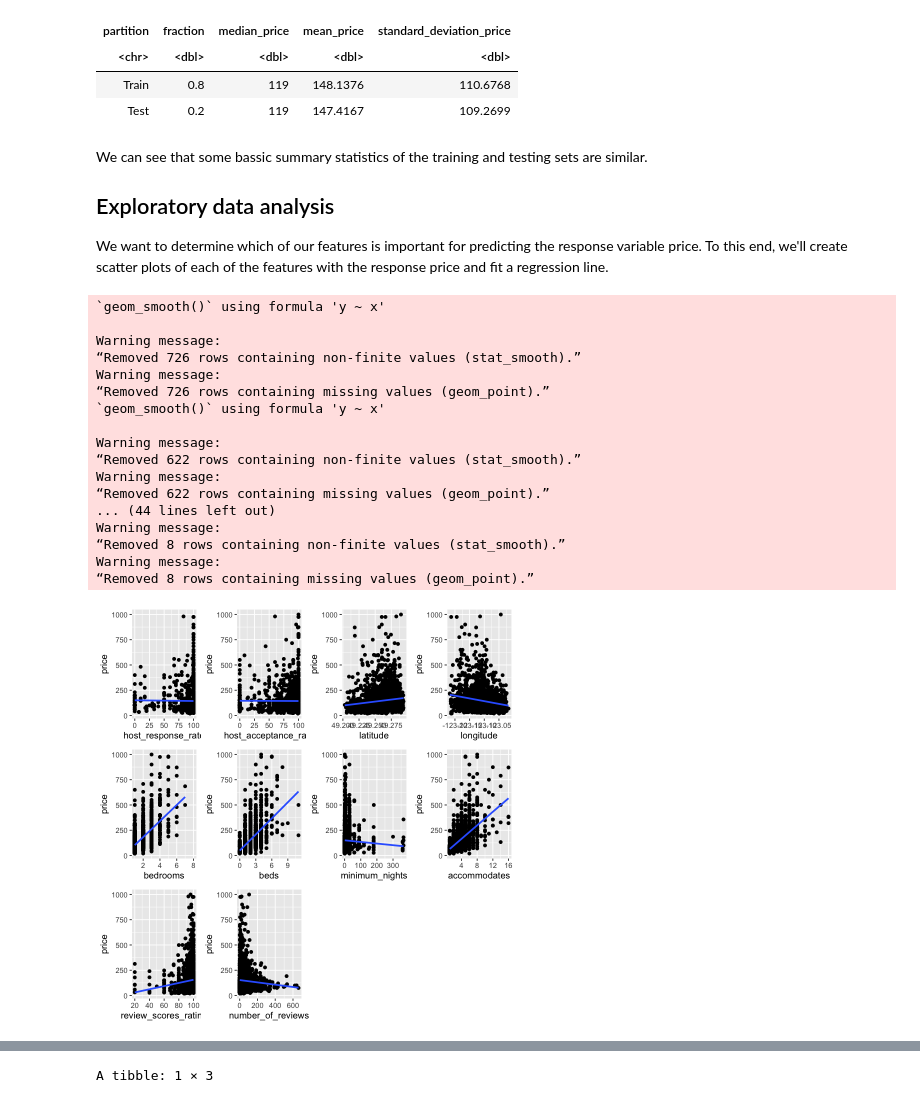
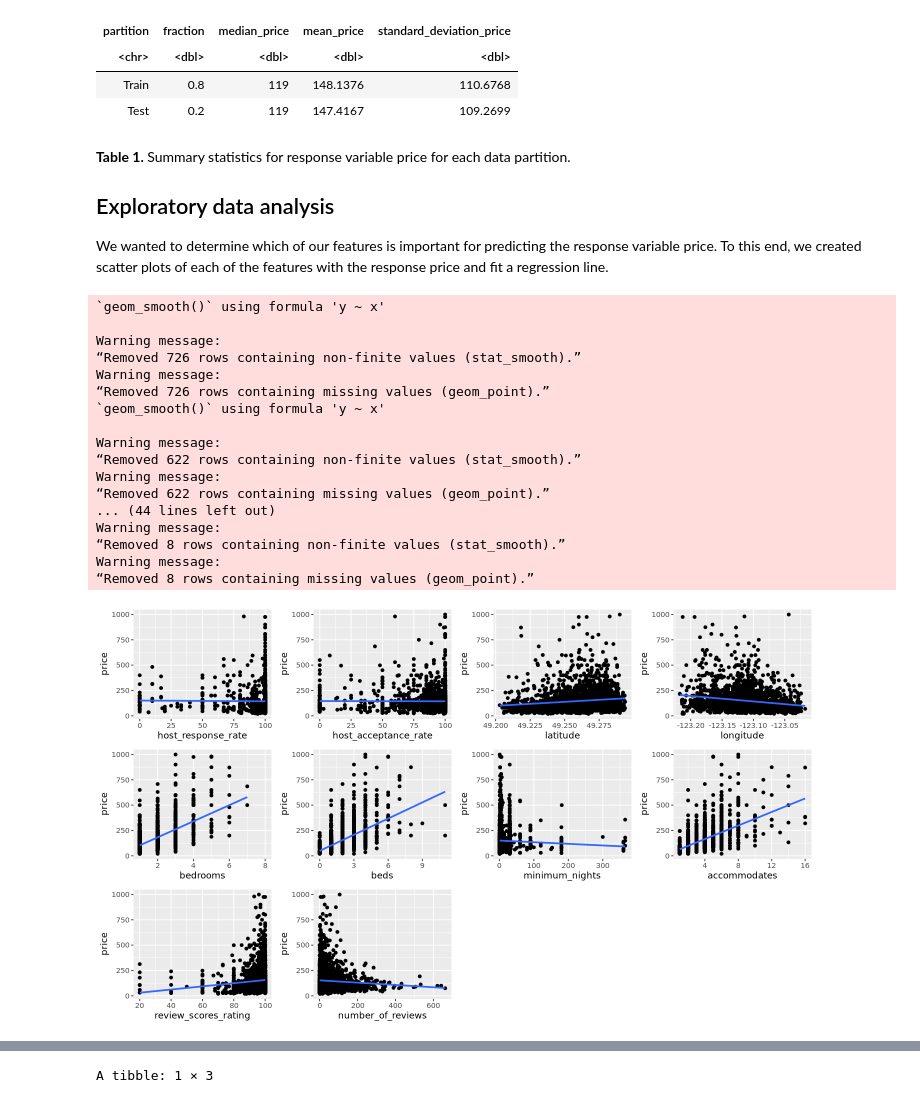
Before and after one commit to UBC-DSCI/predict-airbnb-nightly-price, a Jupyter notebook: notebooks/airbnb_analysis.ipynb, the cells around one changed output, grey strips where cells are left out. Saved outputs shown, nothing was run; the diff lists cells and outputs as text; code cells hidden in the pictures.

```diff
--- a/notebooks/airbnb_analysis.ipynb
+++ b/notebooks/airbnb_analysis.ipynb
@@ -132,11 +138,11 @@ A tibble: 2 × 5
 | Train | 0.8 | 119 | 148.1376 | 110.6768 |
 | Test | 0.2 | 119 | 147.4167 | 109.2699 |
 # %% [markdown]
-We can see that some bassic summary statistics of the training and testing sets are similar.
+**Table 1.** Summary statistics for response variable price for each data partition.
 
 ## Exploratory data analysis
 
-We want to determine which of our features is important for predicting the response variable price. To this end, we'll create scatter plots of each of the features with the response price and fit a regression line.
+We wanted to determine which of our features is important for predicting the response variable price. To this end, we created scatter plots of each of the features with the response price and fit a regression line.
 # %%
 scatter_host_response_rate <- ggplot(listings_train, aes(x = host_response_rate, y = price)) +
     geom_point() +
@@ -178,33 +184,35 @@ scatter_number_of_reviews <- ggplot(listings_train, aes(x = number_of_reviews, y
     geom_point() +
     geom_smooth(method = "lm", se = FALSE)
 
+
+options(repr.plot.width=12)
 plot_grid(scatter_host_response_rate,
          scatter_host_acceptance_rate,
          scatter_latitude,
          scatter_longitude,
          scatter_bedrooms,
          scatter_beds,
          scatter_minimum_nights,
          scatter_accommodates,
          scatter_review_scores_rating,
          scatter_number_of_reviews)
 # %% [output]
 `geom_smooth()` using formula 'y ~ x'
 
 Warning message:
 “Removed 726 rows containing non-finite values (stat_smooth).”
 Warning message:
 “Removed 726 rows containing missing values (geom_point).”
 `geom_smooth()` using formula 'y ~ x'
 
 Warning message:
 “Removed 622 rows containing non-finite values (stat_smooth).”
 Warning message:
 “Removed 622 rows containing missing values (geom_point).”
 ... (44 lines left out)
 Warning message:
 “Removed 8 rows containing non-finite values (stat_smooth).”
 Warning message:
 “Removed 8 rows containing missing values (geom_point).”
-[figure, old version]
+[figure, new version]
 # %% [markdown]
```
Also changed, not shown: parts of 10 cells of this notebook, 1 other file.
